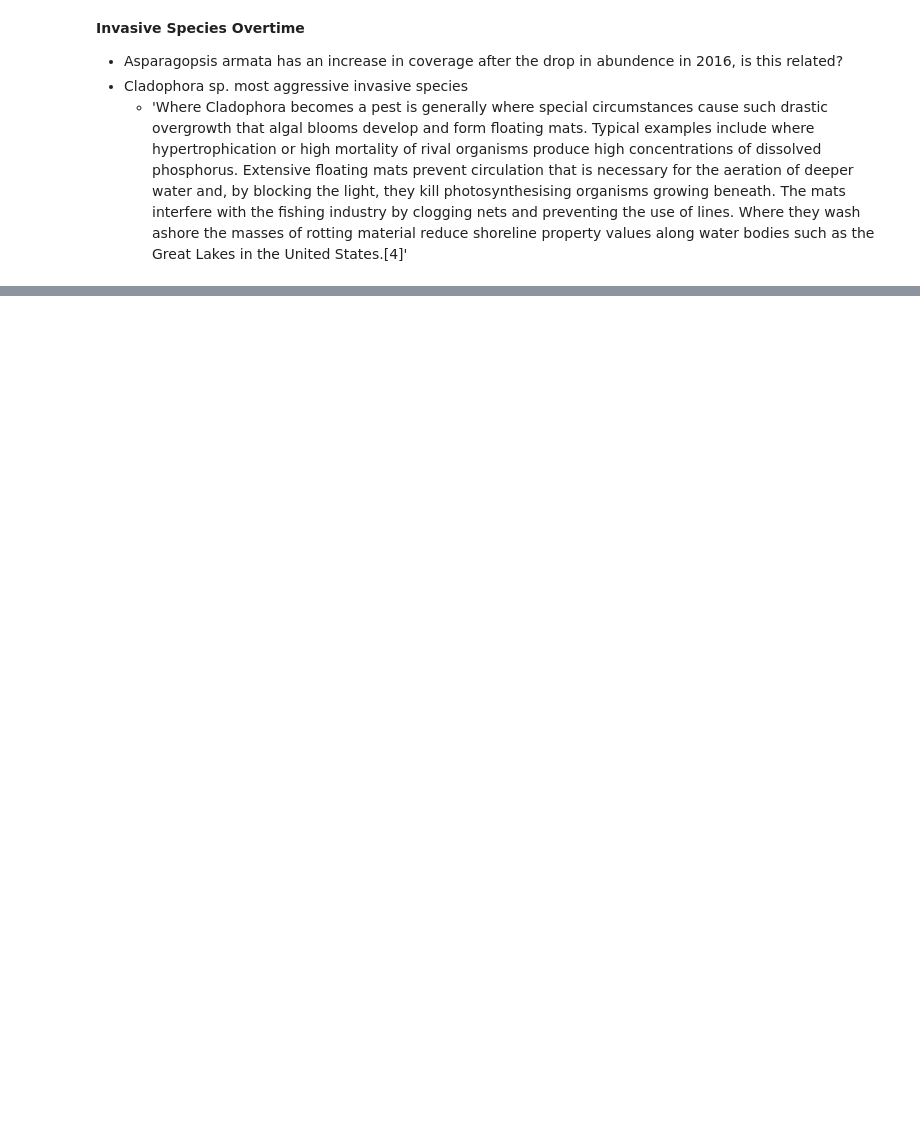
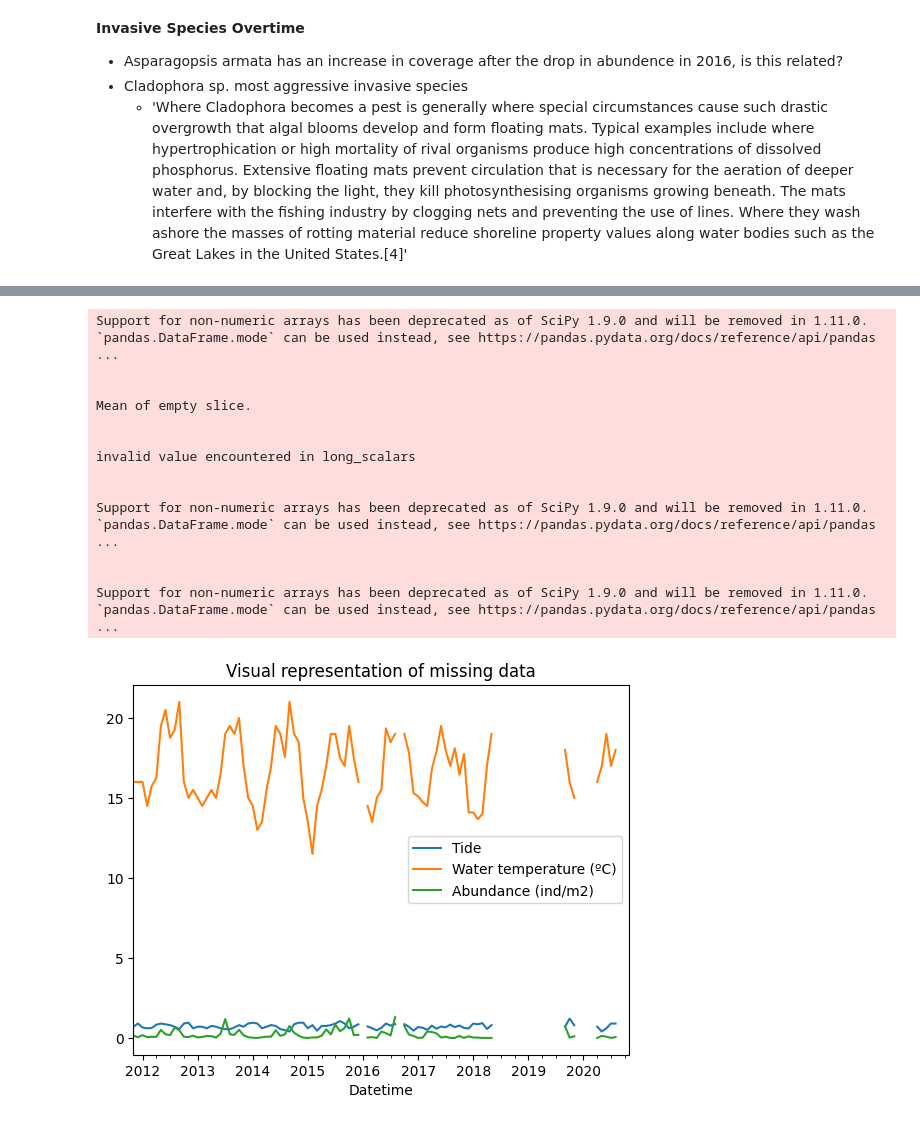
Before and after one commit to lara-es/cascais_phase2, a Jupyter notebook: Submission_Template.ipynb, the cells around one changed output, grey strips where cells are left out. Cells and saved outputs as stored; diff of their text form; code cells hidden in the pictures; blank space fills up the shorter version.

```diff
--- a/Submission_Template.ipynb
+++ b/Submission_Template.ipynb
@@ -212,10 +212,25 @@ df_dt.groupby(by='Cladophora sp. (limo)')[variables].agg(np.mean).plot()
 # %%
 month_group = df_dt.groupby(pd.Grouper(freq='M'))
 month_ts = month_group.agg({'Tide': np.mean,
       'Weather Condition':lambda x: st.mode(x,keepdims=False)[0],
       'Water temperature (ºC)':np.mean,
       'Supratidal/Middle Intertidal':lambda x: st.mode(x,keepdims=False)[0],
       'Substrate':lambda x: st.mode(x,keepdims=False)[0],
       'Abundance (ind/m2)':np.mean})
 
-month_ts.plot()
+month_ts.plot(title='Visual representation of missing data');
+# %% [output]
+Support for non-numeric arrays has been deprecated as of SciPy 1.9.0 and will be removed in 1.11.0. `pandas.DataFrame.mode` can be used instead, see https://pandas.pydata.org/docs/reference/api/pandas ...
+
+
+Mean of empty slice.
+
+
+invalid value encountered in long_scalars
+
+
+Support for non-numeric arrays has been deprecated as of SciPy 1.9.0 and will be removed in 1.11.0. `pandas.DataFrame.mode` can be used instead, see https://pandas.pydata.org/docs/reference/api/pandas ...
+
+
+Support for non-numeric arrays has been deprecated as of SciPy 1.9.0 and will be removed in 1.11.0. `pandas.DataFrame.mode` can be used instead, see https://pandas.pydata.org/docs/reference/api/pandas ...
+[figure, added]
```
Also changed, not shown: parts of 20 cells of this notebook.
